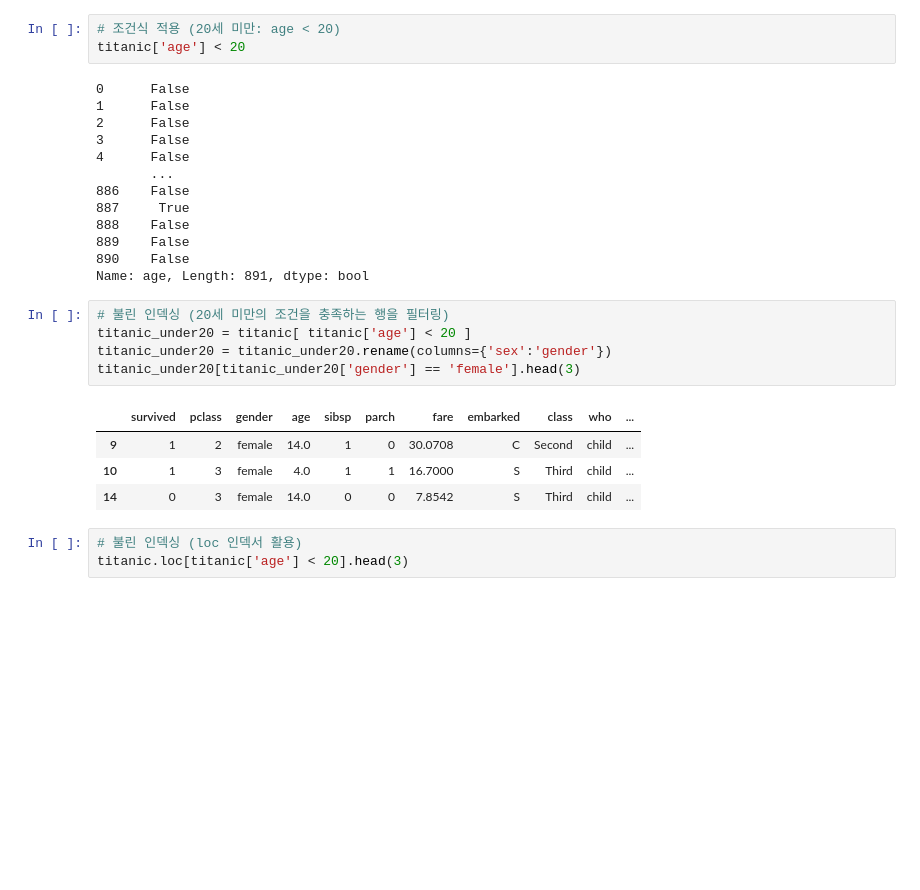
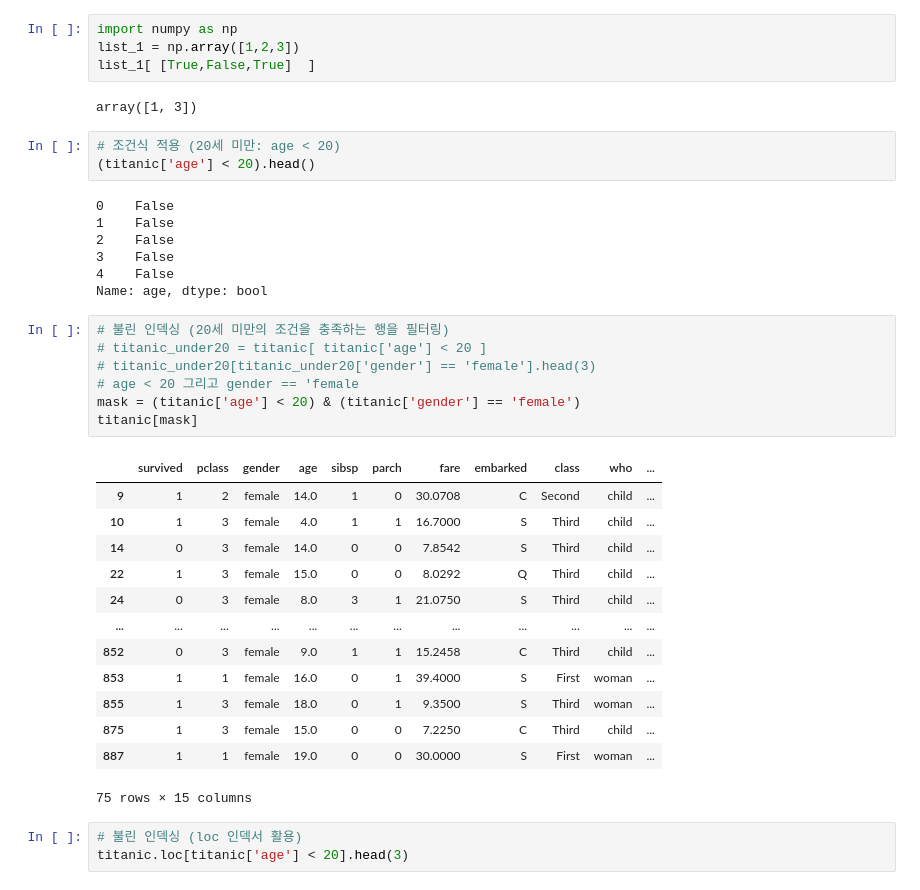
Before and after one commit to pia222sk20/python, a Jupyter notebook: pandas-data-analysis/part1/1.27_filter_boolean.ipynb, the cells around one changed output. Drawn from its saved outputs; the diff is of its cells as text; blank space fills up the shorter version.

```diff
--- a/pandas-data-analysis/part1/1.27_filter_boolean.ipynb
+++ b/pandas-data-analysis/part1/1.27_filter_boolean.ipynb
@@ -14,29 +21,40 @@ titanic = sns.load_dataset('titanic').rename(columns={'sex':'gender'})
+# %%
+import numpy as np
+list_1 = np.array([1,2,3])
+list_1[ [True,False,True]  ]
+# %% [output]
+array([1, 3])
 # %%
 # 조건식 적용 (20세 미만: age < 20)
-titanic['age'] < 20
+(titanic['age'] < 20).head()
 # %% [output]
-0      False
-1      False
-2      False
-3      False
-4      False
-       ...
-886    False
-887     True
-888    False
-889    False
-890    False
-Name: age, Length: 891, dtype: bool
+0    False
+1    False
+2    False
+3    False
+4    False
+Name: age, dtype: bool
 # %%
 # 불린 인덱싱 (20세 미만의 조건을 충족하는 행을 필터링)
-titanic_under20 = titanic[ titanic['age'] < 20 ]
-titanic_under20 = titanic_under20.rename(columns={'sex':'gender'})
-titanic_under20[titanic_under20['gender'] == 'female'].head(3)
+# titanic_under20 = titanic[ titanic['age'] < 20 ]
+# titanic_under20[titanic_under20['gender'] == 'female'].head(3)
+# age < 20 그리고 gender == 'female
+mask = (titanic['age'] < 20) & (titanic['gender'] == 'female')
+titanic[mask]
 # %% [output]
 |  | survived | pclass | gender | age | sibsp | parch | fare | embarked | class | who | ... |
 | 9 | 1 | 2 | female | 14.0 | 1 | 0 | 30.0708 | C | Second | child | ... |
 | 10 | 1 | 3 | female | 4.0 | 1 | 1 | 16.7000 | S | Third | child | ... |
 | 14 | 0 | 3 | female | 14.0 | 0 | 0 | 7.8542 | S | Third | child | ... |
+| 22 | 1 | 3 | female | 15.0 | 0 | 0 | 8.0292 | Q | Third | child | ... |
+| 24 | 0 | 3 | female | 8.0 | 3 | 1 | 21.0750 | S | Third | child | ... |
+| ... | ... | ... | ... | ... | ... | ... | ... | ... | ... | ... | ... |
+| 852 | 0 | 3 | female | 9.0 | 1 | 1 | 15.2458 | C | Third | child | ... |
+| 853 | 1 | 1 | female | 16.0 | 0 | 1 | 39.4000 | S | First | woman | ... |
+| 855 | 1 | 3 | female | 18.0 | 0 | 1 | 9.3500 | S | Third | woman | ... |
+| 875 | 1 | 3 | female | 15.0 | 0 | 0 | 7.2250 | C | Third | child | ... |
+| 887 | 1 | 1 | female | 19.0 | 0 | 0 | 30.0000 | S | First | woman | ... |
+75 rows × 15 columns
 # %%
 # 불린 인덱싱 (loc 인덱서 활용)
 titanic.loc[titanic['age'] < 20].head(3)
```
Also changed, not shown: parts of 2 cells of this notebook.
